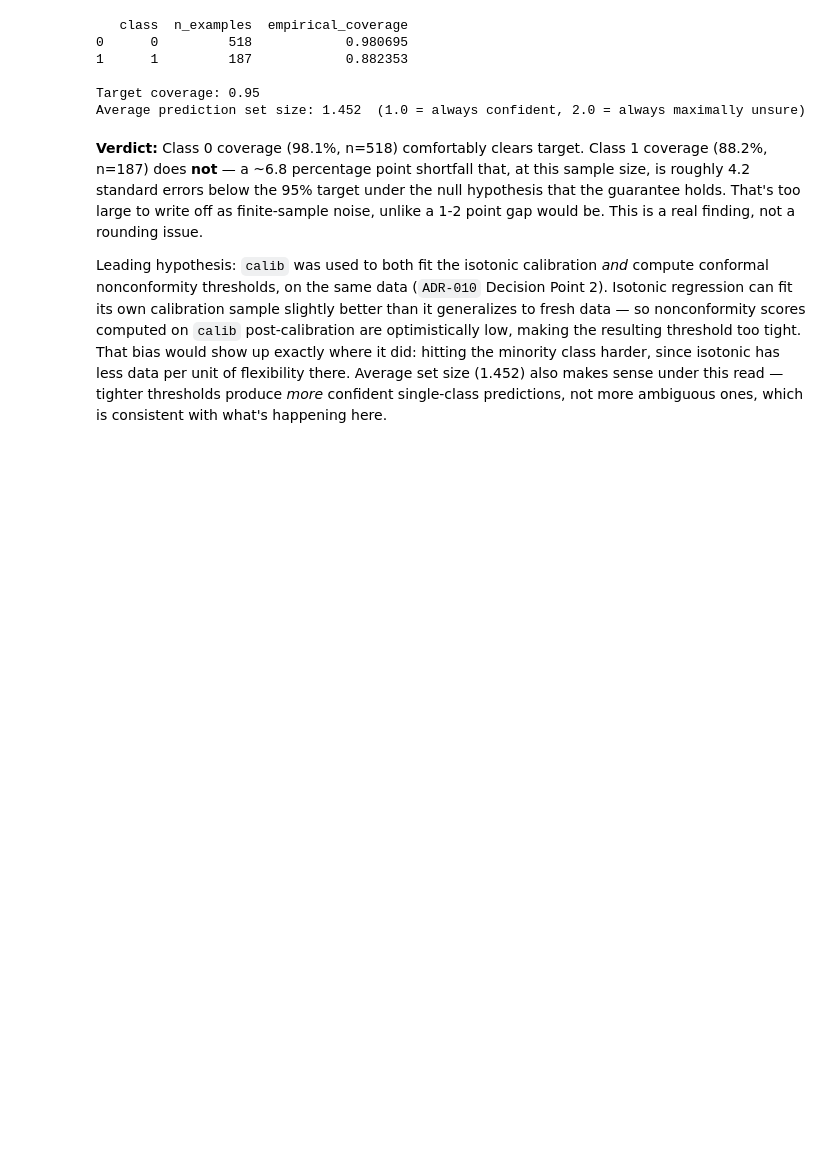
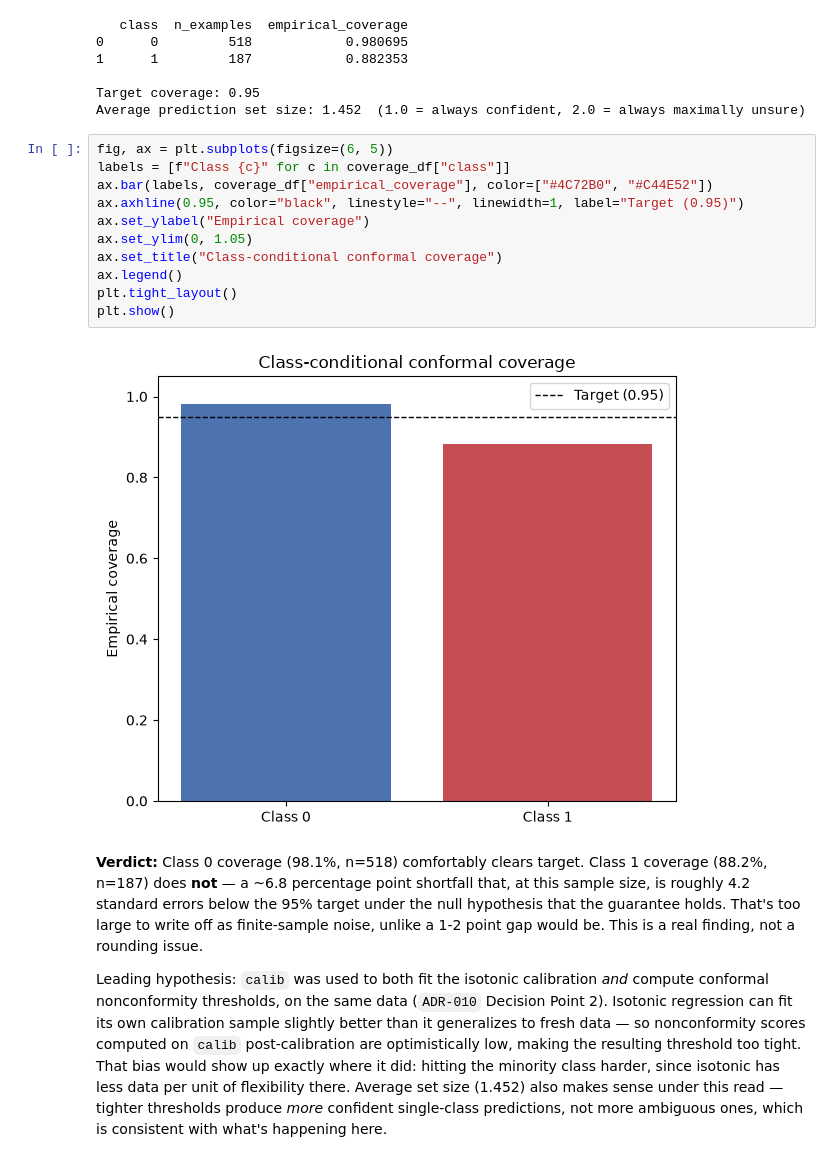
Before and after one commit to kashish-sachdeva-ds/retentionai, a Jupyter notebook: notebooks/08_calibration_conformal.ipynb, the cells around one changed output. Saved outputs shown, nothing was run; the diff lists cells and outputs as text; blank space fills up the shorter version.

```diff
--- a/notebooks/08_calibration_conformal.ipynb
+++ b/notebooks/08_calibration_conformal.ipynb
@@ -164,6 +165,19 @@ print(f"Average prediction set size: {average_set_size(pred_sets):.3f}  (1.0 = a
 
 Target coverage: 0.95
 Average prediction set size: 1.452  (1.0 = always confident, 2.0 = always maximally unsure)
+# %%
+fig, ax = plt.subplots(figsize=(6, 5))
+labels = [f"Class {c}" for c in coverage_df["class"]]
+ax.bar(labels, coverage_df["empirical_coverage"], color=["#4C72B0", "#C44E52"])
+ax.axhline(0.95, color="black", linestyle="--", linewidth=1, label="Target (0.95)")
+ax.set_ylabel("Empirical coverage")
+ax.set_ylim(0, 1.05)
+ax.set_title("Class-conditional conformal coverage")
+ax.legend()
+plt.tight_layout()
+plt.show()
+# %% [output]
+[figure, added]
 # %% [markdown]
 **Verdict:** Class 0 coverage (98.1%, n=518) comfortably clears target.
 Class 1 coverage (88.2%, n=187) does **not** — a ~6.8 percentage point
```
Also changed, not shown: parts of 1 cell of this notebook, 1 other file.
